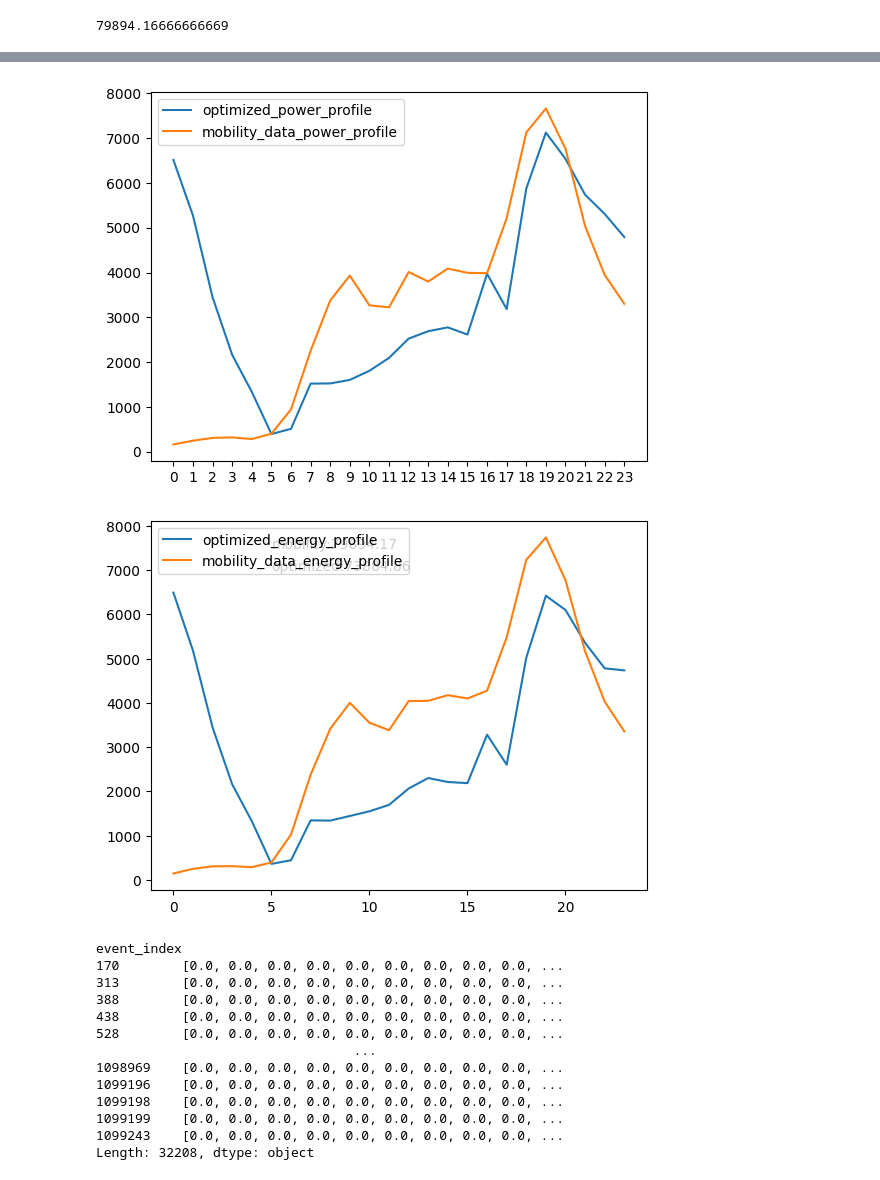
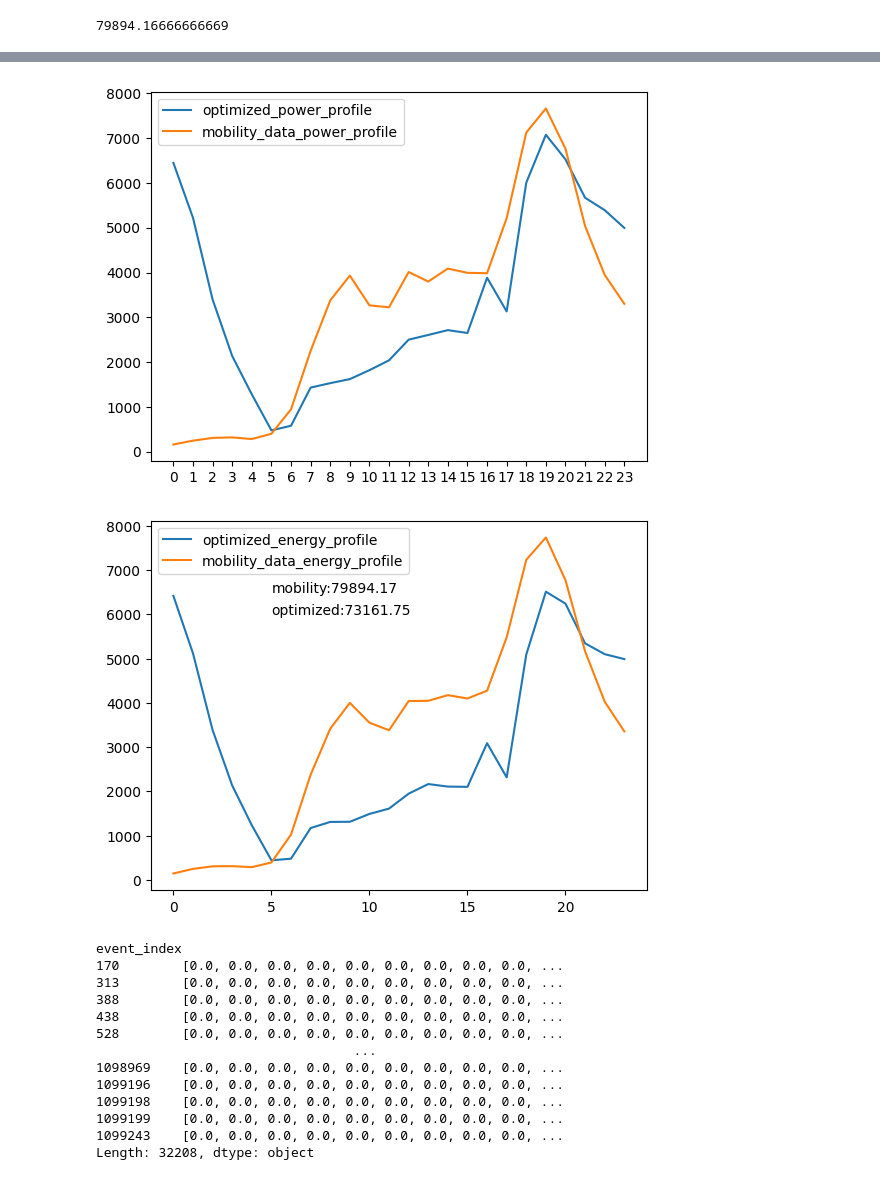
Before and after one commit to Huiwennnnn/MT, a Jupyter notebook: match_profile_split.ipynb, the cells around one changed output, grey strips where cells are left out. Cells and saved outputs as stored; diff of their text form; code cells hidden in the pictures.

```diff
--- a/match_profile_split.ipynb
+++ b/match_profile_split.ipynb
@@ -23,7 +23,9 @@ date = 6
 scenario_year = 2050
 day_start = pd.to_datetime(f"{scenario_year}-05-{date}")
 day_end = pd.to_datetime(f"{scenario_year}-05-{date+1}")
-path = f"{grid}/split_v5_{scenario_year}_2tripvarypower"
+path = f"{grid}/split_v5_{scenario_year}_fixpower"
+participate_rate = 0.2  # 1 no constraints on participation rate, parking event based, not vehicle based
+min_power_level = 1 # 1 constant power request at max. charger power, otherwise set a lower limit on power requested: min_power_level * max_power
 # %%
 # Data Preprocessing
 def create_dict(row):
@@ -335,21 +337,25 @@ def opt_charge_profile(charge,discharge,net_normalized,cluster,emob_max_p,normal
     m.power_limit_d = Constraint(m.E, m.T, rule=discharge_power_limit_rule)
 
     def charge_power_limit_s_upper_rule(m, e, t):
-        return m.charge_power[e, t] >= 0.7 * m.max_power[e]*m.is_charging[e,t]
+        return m.charge_power[e, t] >= min_power_level * m.max_power[e]*m.is_charging[e,t]
     m.charge_power_limit_s_upper = Constraint(m.E, m.T, rule=charge_power_limit_s_upper_rule)
 
     def discharge_power_limit_s_upper_rule(m, e, t):
-        return m.discharge_power[e, t] >= 0.7 * m.max_power[e]*m.is_discharging[e,t]
+        return m.discharge_power[e, t] >= min_power_level * m.max_power[e]*m.is_discharging[e,t]
     m.discharge_power_limit_s_upper = Constraint(m.E, m.T, rule=discharge_power_limit_s_upper_rule)
 
     def decreasing_charge_rule(m,e,t):
-        if t>=m.arr_hour[e] and t<23:
+        if  m.arr_day[e]==date and t>=m.arr_hour[e] and t<23:
+            return (m.charge_power[e,t]-m.charge_power[e,t+1])*m.is_charging[e,t]>=0
+        elif m.arr_day[e]<date and t<23:
             return (m.charge_power[e,t]-m.charge_power[e,t+1])*m.is_charging[e,t]>=0
         else:
             return Constraint.Skip
     m.decreasing_charge = Constraint(m.E,m.T,rule=decreasing_charge_rule)
     def decreasing_discharge_rule(m,e,t):
-        if t>=m.arr_hour[e] and t<23:
+        if m.arr_day[e]==date and t>=m.arr_hour[e] and t<23:
+            return (m.discharge_power[e,t]-m.discharge_power[e,t+1])*m.is_discharging[e,t]>=0
+        elif m.arr_day[e]<date and t<23:
             return (m.discharge_power[e,t]-m.discharge_power[e,t+1])*m.is_discharging[e,t]>=0
         else:
             return Constraint.Skip
@@ -493,10 +499,10 @@ def opt_charge_profile(charge,discharge,net_normalized,cluster,emob_max_p,normal
         M = 1000  # Example of a large constant, assuming this is larger than any possible sum of times
         return sum(m.is_charging[e,t] * m.parking_time[e,t] + m.is_discharging[e,t] * m.parking_time[e,t] for t in m.T) <= M * m.is_active[e]
     def activ_cnt_rule(m,e):
-        return sum(m.is_active[e] for e in m.E)<=0.2*m.event_cnt
+        return sum(m.is_active[e] for e in m.E)<=participate_rate * m.event_cnt
     m.min_charge_energy = Constraint(m.E, rule=min_charge_time_rule)
     m.activity_constraint = Constraint(m.E, rule=activity_rule)
-    # m.acitiv_cnt = Constraint(rule=activ_cnt_rule)
+    m.acitiv_cnt = Constraint(rule=activ_cnt_rule)
 
     '''
     Net Energy Matching
@@ -547,7 +553,7 @@ def opt_charge_profile(charge,discharge,net_normalized,cluster,emob_max_p,normal
     solver = SolverFactory('gurobi')
     solver.options['FeasibilityTol'] = 1e-2
     solver.options['OptimalityTol'] = 1e-2
-    solver.options['MIPGap'] = 0.2
+    solver.options['MIPGapAbs'] = 0.3
     solver.options['NoRelHeurTime'] = 30
     # solver.options['NodeMethod'] = 2
     solver.options['MIPFocus'] = 1
@@ -776,7 +782,7 @@ plt.plot(agg_p, label='mobility_data_power_profile')
 plt.legend()
 plt.savefig(f'{path}/optimized_vs_mobility_power_profile.png')
 # %% [output]
-[figure, old version]
+[figure, new version]
 # %%
 concat_res = concat_res.sort_index()
 time = pd.DataFrame(d['hourly_time_dict'].sort_index())
@@ -789,14 +795,14 @@ res_e_sum = res_e.sum()
 # %%
 res_p = concat_res.sum()
 # plt.plot(res_p,label='optimized_power_profile')
 plt.plot(res_e,label='optimized_energy_profile')
 plt.plot(agg_e,label='mobility_data_energy_profile')
-plt.text(5,7500,f'mobility:{tot_e:.2f}')
-plt.text(5,7000,f'optimized:{res_e_sum:.2f}')
+plt.text(5,6500,f'mobility:{tot_e:.2f}')
+plt.text(5,6000,f'optimized:{res_e_sum:.2f}')
 plt.legend()
 plt.savefig(f'{path}/optimized_vs_mobility_energy_profile.png')
 # %% [output]
-[figure, old version]
+[figure, new version]
 # %%
 res = pd.read_csv(f'{path}/concat_net_power_all.csv',index_col='event_index')
 # for column in res.columns:
```
Also changed, not shown: parts of 3 cells of this notebook.
